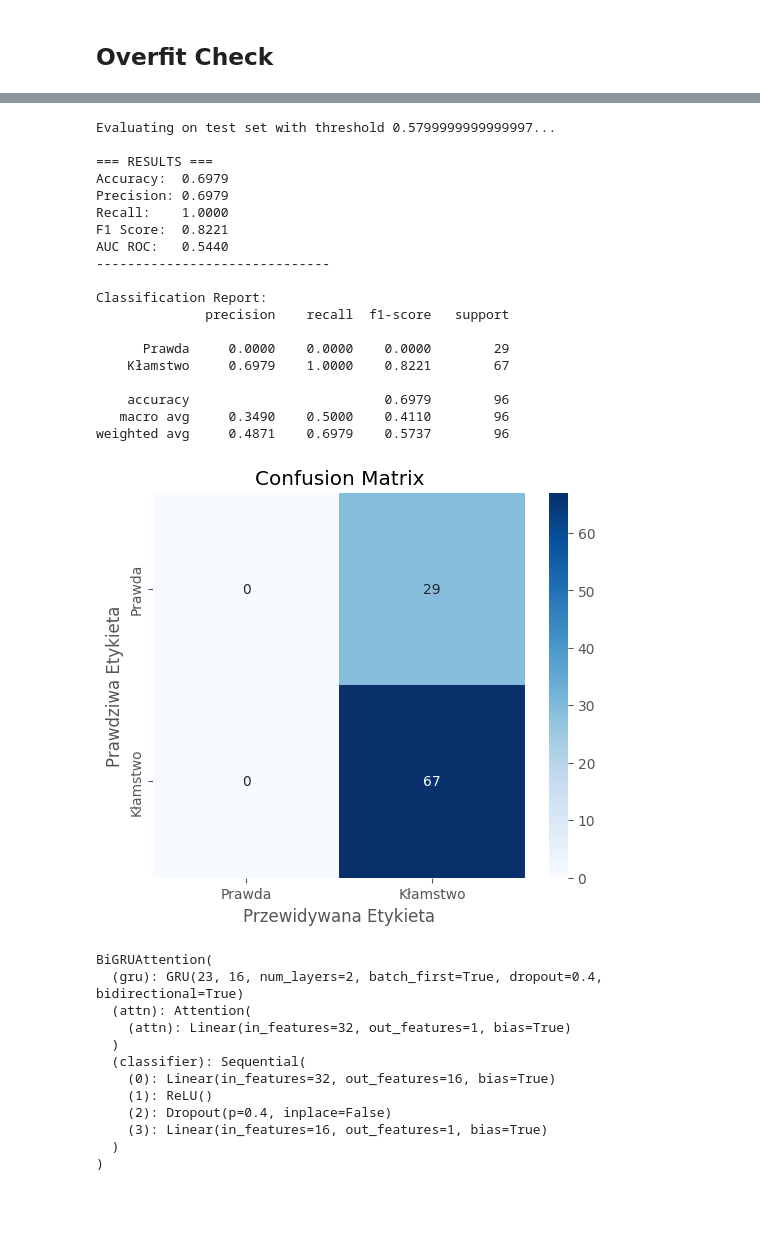
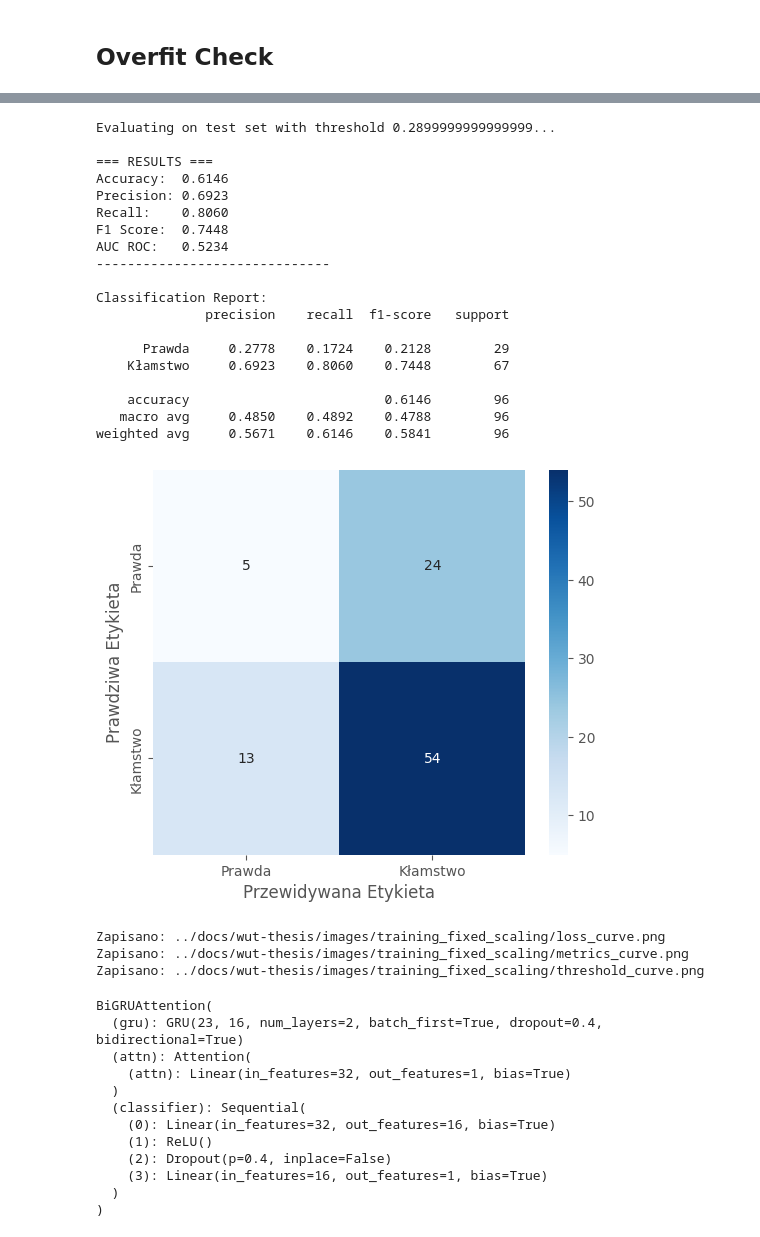
Before and after one commit to pekoraptor/lie-detection, a Jupyter notebook: research/main.ipynb, the cells around one changed output, grey strips where cells are left out. Cells and saved outputs as stored; diff of their text form; code cells hidden in the pictures; blank space fills up the shorter version.

Commit message:
fixed scaling issues and model finally trained well

```diff
--- a/research/main.ipynb
+++ b/research/main.ipynb
@@ -213,6 +212,7 @@ scalers = {}
 for cols in [flow_cols, emotion_cols, head_pose_cols, box_cols]:
     scaler = MinMaxScaler(feature_range=(-1, 1))
     train_df[cols] = scaler.fit_transform(train_df[cols])
+    val_df[cols] = scaler.transform(val_df[cols])
     test_df[cols] = scaler.transform(test_df[cols])
     scalers.update({col: scaler for col in cols})
 
@@ -454,7 +458,7 @@ def train(
 
     return history, metrics['best_thresh']
 # %%
-def evaluate_test_set(model, test_loader, device, threshold=0.5, class_names=['Truth', 'Deception']):
+def evaluate_test_set(model, test_loader, device, threshold=0.5, class_names=['Truth', 'Deception'], confusion_matrix_path='../docs/wut-thesis/images/confusion_matrix_test.png'):
     model.eval()
     all_preds = []
     all_labels = []
@@ -495,10 +499,9 @@ def evaluate_test_set(model, test_loader, device, threshold=0.5, class_names=['T
     cm = confusion_matrix(all_labels, all_preds)
     plt.figure(figsize=(6, 5))
     sns.heatmap(cm, annot=True, fmt='d', cmap='Blues', xticklabels=class_names, yticklabels=class_names)
-    plt.title('Confusion Matrix')
     plt.ylabel('Prawdziwa Etykieta')
     plt.xlabel('Przewidywana Etykieta')
-    plt.savefig('confusion_matrix_test.png', dpi=300, bbox_inches='tight')
+    plt.savefig(confusion_matrix_path, dpi=300, bbox_inches='tight')
     plt.show()
 
     return all_labels, all_probs
@@ -513,7 +516,7 @@ def plot_learning_curves(history, save_dir="../docs/wut-thesis/images/"):
     plt.figure(figsize=(8, 6))
     plt.plot(epochs, history['train_loss'], 'b-', linewidth=2, label='Strata treningowa')
 
-    plt.title('Przebieg funkcji straty w procesie uczenia', fontsize=14)
+    # plt.title('Przebieg funkcji straty w procesie uczenia', fontsize=14)
     plt.xlabel('Epoka', fontsize=12)
     plt.ylabel('Wartość straty (Loss)', fontsize=12)
     plt.legend(loc='upper right', frameon=True)
@@ -528,7 +531,7 @@ def plot_learning_curves(history, save_dir="../docs/wut-thesis/images/"):
     plt.plot(epochs, history['val_auc'], 'r-', linewidth=2, label='Walidacyjne AUC')
     plt.plot(epochs, history['val_f1'], 'g--', linewidth=2, label='Walidacyjne F1 (przy najlepszym progu)')
 
-    plt.title('Metryki skuteczności na zbiorze walidacyjnym', fontsize=14)
+    # plt.title('Metryki skuteczności na zbiorze walidacyjnym', fontsize=14)
     plt.xlabel('Epoka', fontsize=12)
     plt.ylabel('Wartość metryki', fontsize=12)
     plt.legend(loc='lower right', frameon=True)
@@ -542,7 +545,7 @@ def plot_learning_curves(history, save_dir="../docs/wut-thesis/images/"):
     plt.figure(figsize=(8, 6))
     plt.plot(epochs, history['best_thresh'], 'k-', linewidth=2, label='Optymalny próg decyzyjny')
 
-    plt.title('Zmiana optymalnego progu decyzyjnego w czasie', fontsize=14)
+    # plt.title('Zmiana optymalnego progu decyzyjnego w czasie', fontsize=14)
     plt.xlabel('Epoka', fontsize=12)
     plt.ylabel('Wartość progu', fontsize=12)
     plt.legend(loc='center right', frameon=True)
@@ -625,7 +628,7 @@ init_bias = np.log(1/pos_weight.item())
 with torch.no_grad():
     model.classifier[-1].bias.data.fill_(init_bias)
 
-optimizer = torch.optim.AdamW(model.parameters(), lr=1e-3, weight_decay=0.05)
+optimizer = torch.optim.AdamW(model.parameters(), lr=1e-4, weight_decay=0.05)
 # scheduler = torch.optim.lr_scheduler.ReduceLROnPlateau(optimizer, mode='max', factor=0.5, patience=10, verbose=True)
 scheduler = torch.optim.lr_scheduler.OneCycleLR(
     optimizer,
@@ -658,32 +661,35 @@ Early stopping.
 # %%
 model = BiGRUAttention(input_dim=23, hidden_dim=16, dropout=0.4).to(device)
 checkpoint = torch.load("../model_weights/best_model_no_leakage.pt")
 model.load_state_dict(checkpoint['model_state_dict'])
 
-all_labels, all_probs = evaluate_test_set(model, test_loader, device, threshold=thresh, class_names=['Prawda', 'Kłamstwo'])
+all_labels, all_probs = evaluate_test_set(model, test_loader, device, threshold=thresh, class_names=['Prawda', 'Kłamstwo'], confusion_matrix_path='../docs/wut-thesis/images/training_fixed_scaling/confusion_matrix_test.png')
 
-plot_learning_curves(history)
+plot_learning_curves(history, save_dir="../docs/wut-thesis/images/training_fixed_scaling/")
 # %% [output]
-Evaluating on test set with threshold 0.5799999999999997...
+Evaluating on test set with threshold 0.2899999999999999...
 
 === RESULTS ===
-Accuracy:  0.6979
-Precision: 0.6979
-Recall:    1.0000
-F1 Score:  0.8221
-AUC ROC:   0.5440
+Accuracy:  0.6146
+Precision: 0.6923
+Recall:    0.8060
+F1 Score:  0.7448
+AUC ROC:   0.5234
 ------------------------------
 
 Classification Report:
               precision    recall  f1-score   support
 
-      Prawda     0.0000    0.0000    0.0000        29
-    Kłamstwo     0.6979    1.0000    0.8221        67
+      Prawda     0.2778    0.1724    0.2128        29
+    Kłamstwo     0.6923    0.8060    0.7448        67
 
-    accuracy                         0.6979        96
-   macro avg     0.3490    0.5000    0.4110        96
-weighted avg     0.4871    0.6979    0.5737        96
+    accuracy                         0.6146        96
+   macro avg     0.4850    0.4892    0.4788        96
+weighted avg     0.5671    0.6146    0.5841        96
-[figure, old version]
+[figure, new version]
+Zapisano: ../docs/wut-thesis/images/training_fixed_scaling/loss_curve.png
+Zapisano: ../docs/wut-thesis/images/training_fixed_scaling/metrics_curve.png
+Zapisano: ../docs/wut-thesis/images/training_fixed_scaling/threshold_curve.png
 # %%
 print(model)
 # %% [output]
```
Also changed, not shown: parts of 10 cells of this notebook, 16 other files.
